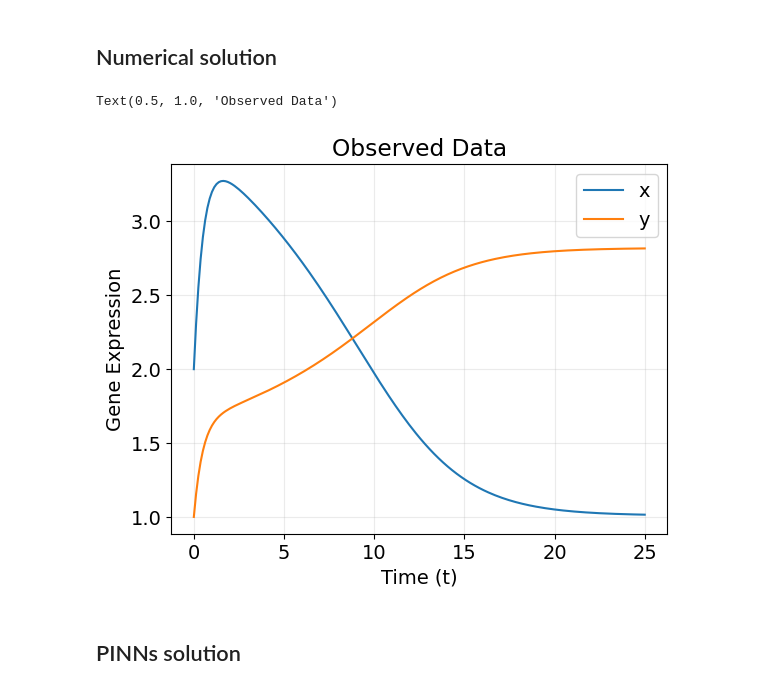
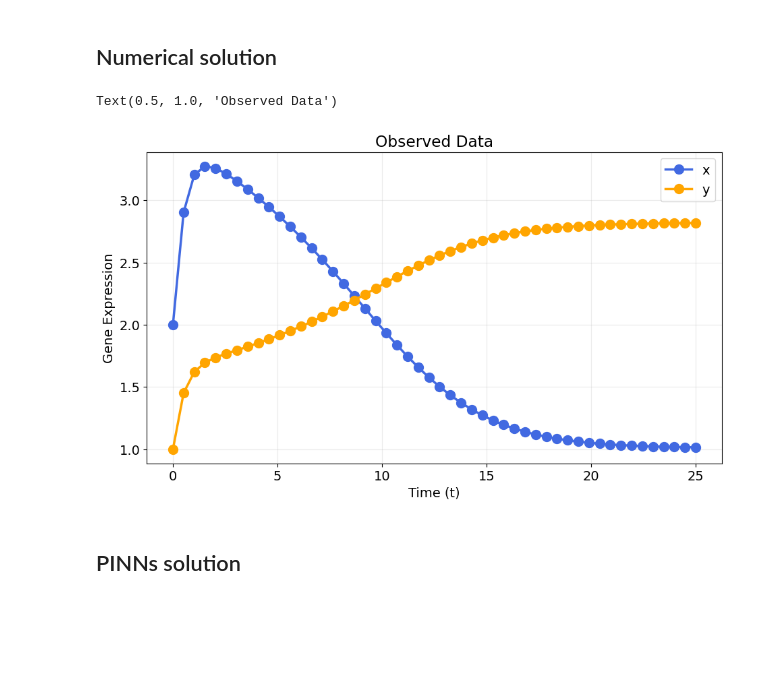
Before and after one commit to nehabansal26/AI-for-Biological-Sciences, a Jupyter notebook: gene_regulation_2ODEs_PINNs.ipynb, the cells around one changed output. Cells and saved outputs as stored; diff of their text form; code cells hidden in the pictures; blank space fills up the shorter version.

```diff
--- a/gene_regulation_2ODEs_PINNs.ipynb
+++ b/gene_regulation_2ODEs_PINNs.ipynb
@@ -86,21 +86,22 @@ params = dict(
 
 df = generate_synthetic_data(
     t_span=(0.0, 25.0),
-    n_points=200,
+    n_points=50, ## we have only 50 observations
     y0=(2.0, 1.0),
     params=params,
     seed=42,
 )
 # %%
-plt.plot(df.t,df.x, label="x")
-plt.plot(df.t, df.y, label="y")
+plt.figure(figsize=(11,6))
+plt.plot(df.t,df.x, label="x", marker='o', color='royalblue', linewidth=2.5, markersize=10)
+plt.plot(df.t, df.y, label="y", marker='o',color="orange", linewidth=2.5, markersize=10)
 plt.xlabel("Time (t)")
 plt.ylabel("Gene Expression")
 plt.legend()
 plt.title("Observed Data")
 # %% [output]
 Text(0.5, 1.0, 'Observed Data')
-[figure, old version]
+[figure, new version]
 # %% [markdown]
 ## PINNs solution
 # %% [markdown]
```
Also changed, not shown: parts of 12 cells of this notebook.
